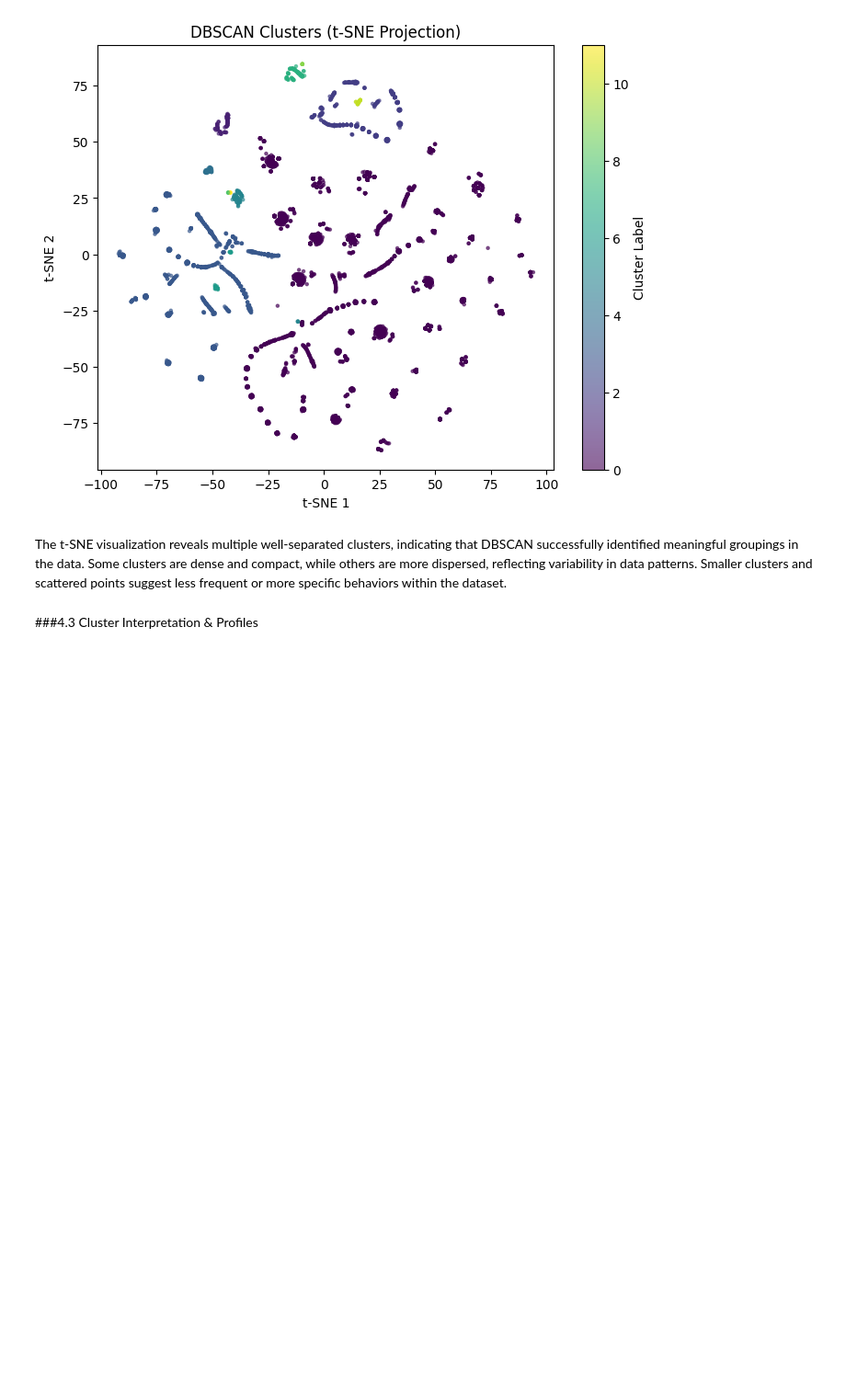
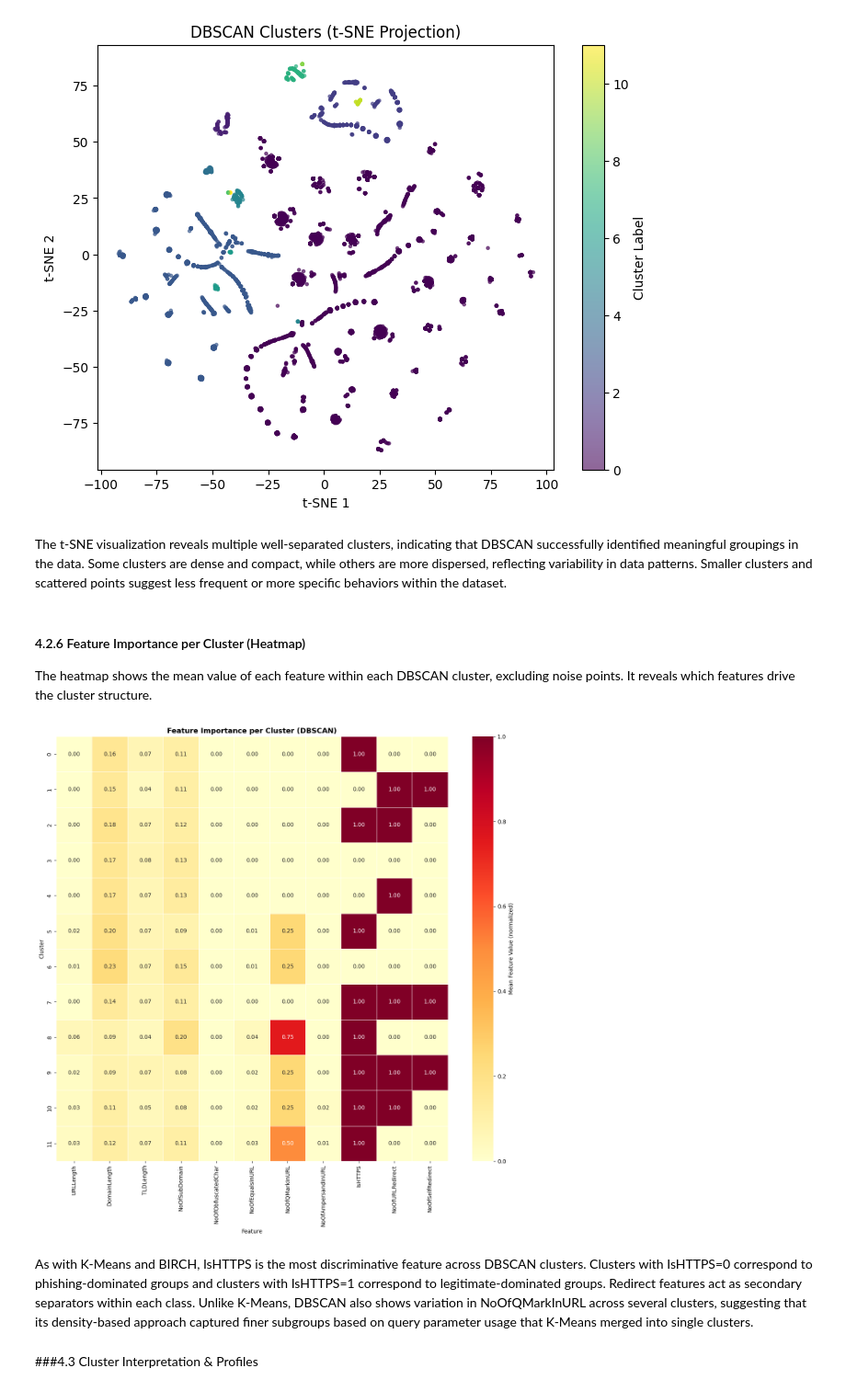
Before and after one commit to Raghad13314/SWE485-Project-Group6, a Jupyter notebook: Phase2_Unsupervised_Learning.ipynb, the cells around one changed output. Shown at 92% size. Drawn from its saved outputs; the diff is of its cells as text; code cells hidden in the pictures; blank space fills up the shorter version.

```diff
--- a/Phase2_Unsupervised_Learning.ipynb
+++ b/Phase2_Unsupervised_Learning.ipynb
@@ -1132,6 +1202,44 @@ plt.show()
 [figure]
 # %% [markdown]
 The t-SNE visualization reveals multiple well-separated clusters, indicating that DBSCAN successfully identified meaningful groupings in the data. Some clusters are dense and compact, while others are more dispersed, reflecting variability in data patterns. Smaller clusters and scattered points suggest less frequent or more specific behaviors within the dataset.
+# %% [markdown]
+#### 4.2.6 Feature Importance per Cluster (Heatmap)
+
+The heatmap shows the mean value of each feature within each DBSCAN cluster,
+excluding noise points. It reveals which features drive the cluster structure.
+# %%
+import seaborn as sns
+
+mask = dbscan_labels != -1
+X_db_labeled = X_sample[mask].copy()
+X_db_labeled['cluster'] = dbscan_labels[mask]
+
+db_profiles = (
+    X_db_labeled.groupby('cluster')[X.columns.tolist()]
+    .mean()
+    .round(3)
+)
+
+plt.figure(figsize=(13, max(4, n_clusters + 1)))
+sns.heatmap(db_profiles, annot=True, fmt='.2f', cmap='YlOrRd',
+            linewidths=0.5,
+            cbar_kws={'label': 'Mean Feature Value (normalized)'})
+plt.title('Feature Importance per Cluster (DBSCAN)',
+          fontsize=13, fontweight='bold')
+plt.xlabel('Feature')
+plt.ylabel('Cluster')
+plt.tight_layout()
+plt.show()
+# %% [output]
+[figure, added]
+# %% [markdown]
+As with K-Means and BIRCH, IsHTTPS is the most discriminative feature across
+DBSCAN clusters. Clusters with IsHTTPS=0 correspond to phishing-dominated groups
+and clusters with IsHTTPS=1 correspond to legitimate-dominated groups. Redirect
+features act as secondary separators within each class. Unlike K-Means, DBSCAN
+also shows variation in NoOfQMarkInURL across several clusters, suggesting that
+its density-based approach captured finer subgroups based on query parameter usage
+that K-Means merged into single clusters.
 # %% [markdown]
 ###4.3 Cluster Interpretation & Profiles
 # %% [markdown]
```
Also changed, not shown: parts of 40 cells of this notebook.
